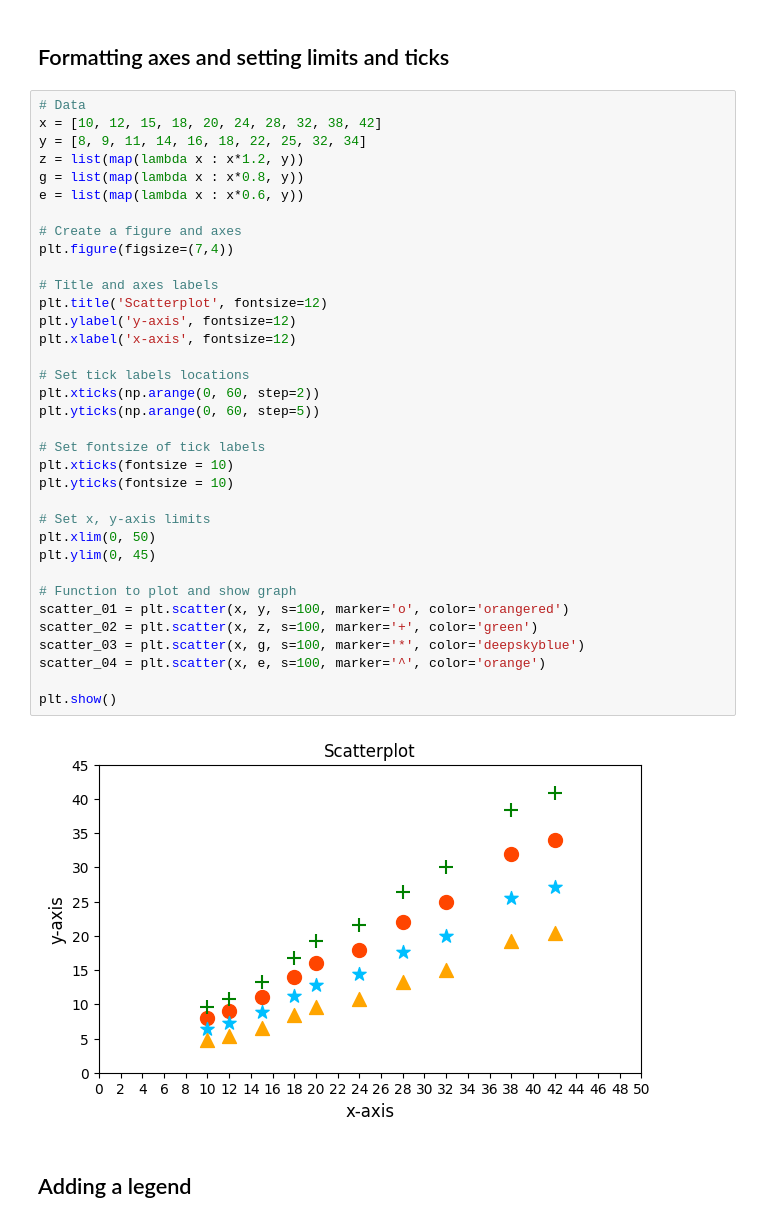
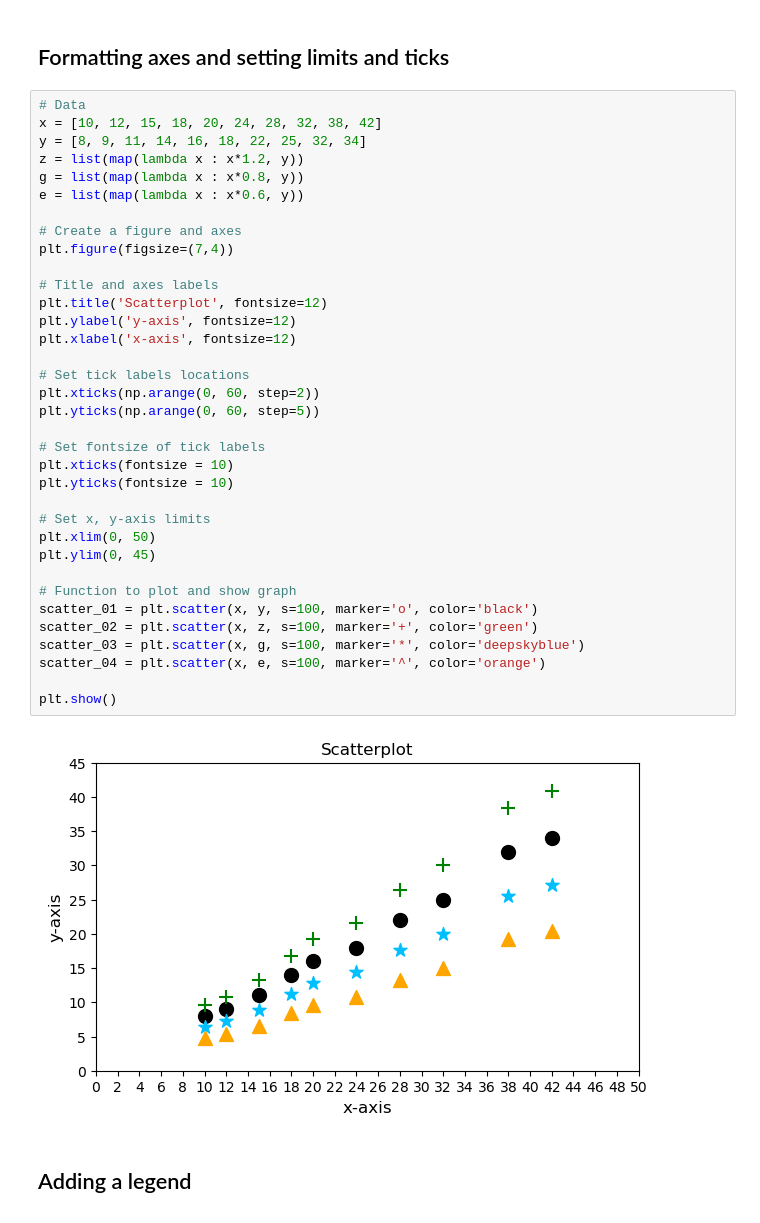
Before and after one commit to JaleRaj/Explorative_Data_Analysis_and_Visualization, a Jupyter notebook: graphics_with_matplotlib.ipynb, the cells around one changed output. Cells and saved outputs as stored; diff of their text form.

```diff
--- a/graphics_with_matplotlib.ipynb
+++ b/graphics_with_matplotlib.ipynb
@@ -146,35 +146,35 @@ z = list(map(lambda x : x*1.2, y))
 g = list(map(lambda x : x*0.8, y))
 e = list(map(lambda x : x*0.6, y))
 
 # Create a figure and axes
 plt.figure(figsize=(7,4))
 
 # Title and axes labels
 plt.title('Scatterplot', fontsize=12)
 plt.ylabel('y-axis', fontsize=12)
 plt.xlabel('x-axis', fontsize=12)
 
 # Set tick labels locations
 plt.xticks(np.arange(0, 60, step=2))
 plt.yticks(np.arange(0, 60, step=5))
 
 # Set fontsize of tick labels
 plt.xticks(fontsize = 10)
 plt.yticks(fontsize = 10)
 
 # Set x, y-axis limits
 plt.xlim(0, 50)
 plt.ylim(0, 45)
 
 # Function to plot and show graph
-scatter_01 = plt.scatter(x, y, s=100, marker='o', color='orangered')
+scatter_01 = plt.scatter(x, y, s=100, marker='o', color='black')
 scatter_02 = plt.scatter(x, z, s=100, marker='+', color='green')
 scatter_03 = plt.scatter(x, g, s=100, marker='*', color='deepskyblue')
 scatter_04 = plt.scatter(x, e, s=100, marker='^', color='orange')
 
 plt.show()
 # %% [output]
-[figure, old version]
+[figure, new version]
 # %% [markdown]
 ## Adding a legend
 # %%
```
Also changed, not shown: parts of 1 cell of this notebook, 1 other file.
